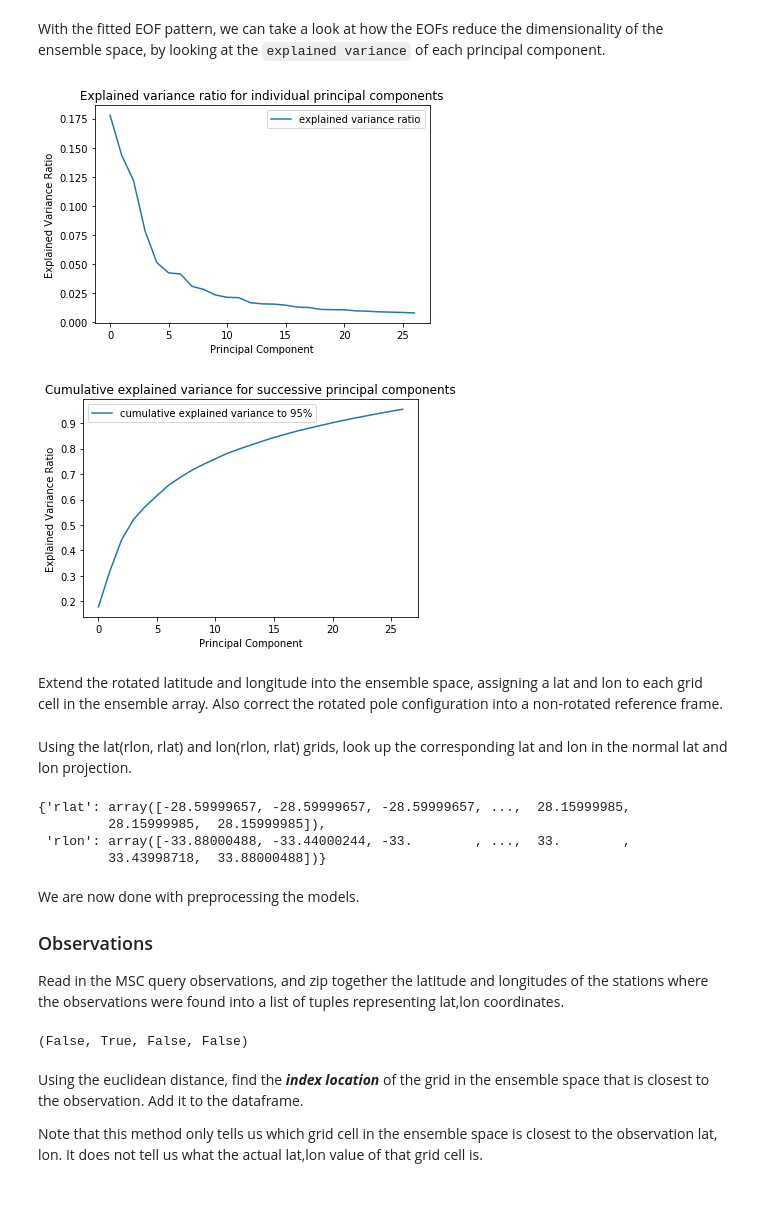
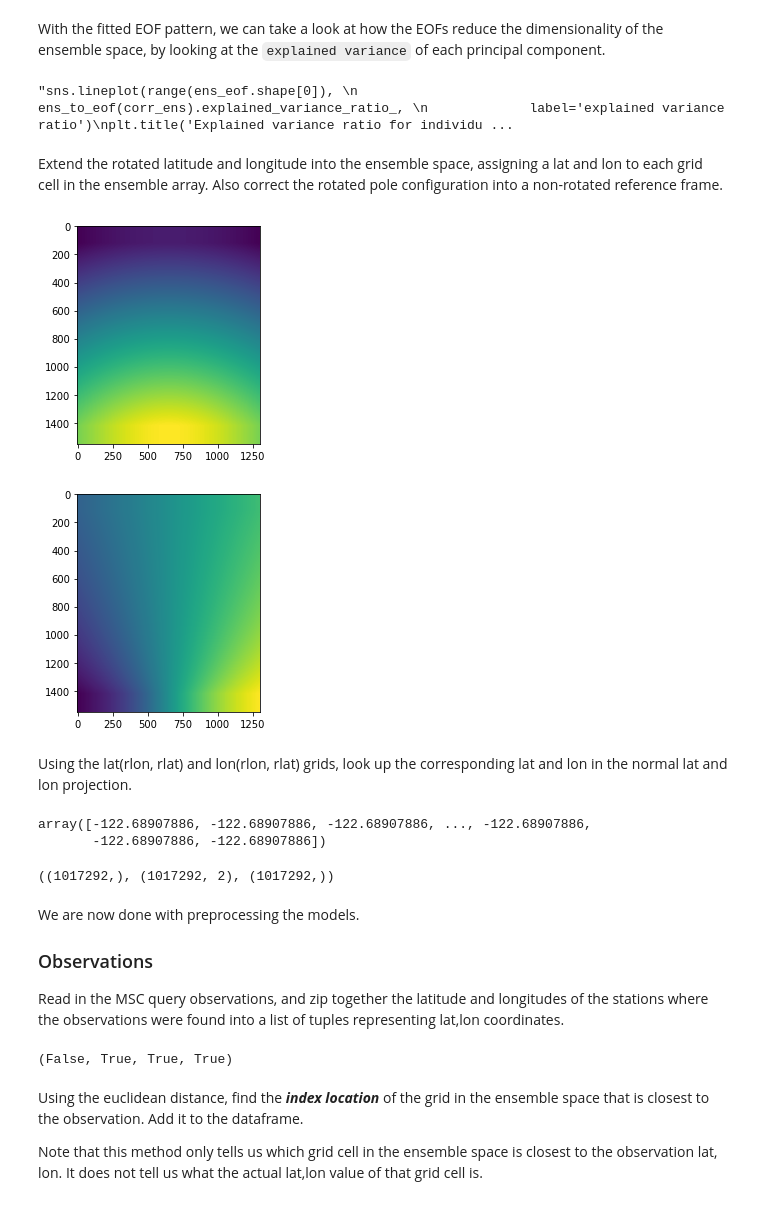
Before and after one commit to pacificclimate/climpyrical, a Jupyter notebook: Python/testing.ipynb, the cells around one changed output. Cells and saved outputs as stored; diff of their text form; code cells hidden in the pictures.

```diff
--- a/Python/testing.ipynb
+++ b/Python/testing.ipynb
@@ -31,6 +33,7 @@ PATH = '/storage/data/projects/nrc/CanRCM4_large_ensemble/design_values/tas/jan1
 Read in ensembles and put in a xarray dataset
 # %%
 ds = read_data(PATH)
-dv_field = ds['dv'].values.copy()
+ds_interp = interp_can(ds)
+dv_field = ds_interp['dv'].values.copy()
 # %% [output]
 tas
@@ -85,7 +113,7 @@ sklearn.decomposition.pca.PCA
 # %% [markdown]
 With the fitted EOF pattern, we can take a look at how the EOFs reduce the dimensionality of the ensemble space, by looking at the `explained variance` of each principal component.
 # %%
-sns.lineplot(range(ens_eof.shape[0]),
+"""sns.lineplot(range(ens_eof.shape[0]),
              ens_to_eof(corr_ens).explained_variance_ratio_,
              label='explained variance ratio')
 plt.title('Explained variance ratio for individual principal components')
@@ -100,9 +128,8 @@ sns.lineplot(range(ens_eof.shape[0]),
              label='cumulative explained variance to 95%')
 plt.xlabel('Principal Component')
 plt.ylabel('Explained Variance Ratio')
-plt.savefig('plots/cumulative_explained_variance.png')
+plt.savefig('plots/cumulative_explained_variance.png')"""
 # %% [output]
-[figure, removed]
-[figure, removed]
+"sns.lineplot(range(ens_eof.shape[0]), \n             ens_to_eof(corr_ens).explained_variance_ratio_, \n             label='explained variance ratio')\nplt.title('Explained variance ratio for individu ...
 # %% [markdown]
 Extend the rotated latitude and longitude into the ensemble space, assigning a lat and lon to each grid cell in the ensemble array. Also correct the rotated pole configuration into a non-rotated reference frame.
@@ -113,3 +136,14 @@ lat, lon = ds['lat'], ds['rlat']
+# %%
+lat, lon = ds_interp['lat'].values, ds_interp['lon'].values
+# %%
+ds_interp['rlat'], ds_interp['rlon'], lat, lon
+plt.imshow(ds_interp['lat'].values)
+plt.show()
+plt.imshow(ds_interp['lon'].values)
+plt.show()
+# %% [output]
+[figure, added]
+[figure, added]
 # %% [markdown]
 Using the lat(rlon, rlat) and lon(rlon, rlat) grids, look up the corresponding lat and lon in the normal lat and lon projection.
 # %%
@@ -117,18 +151,25 @@ rcoord_ens_dict = rlat_rlon_to_ens(rlat, rlon)
 rlat_ens = rcoord_ens_dict['rlat']
 rlon_ens = rcoord_ens_dict['rlon']
 # %%
-coord_ens_dict = lat_lon_lookup(rlat, rlon, ds, idx)
+coord_ens_dict = lat_lon_lookup(rlat_ens,
+                                rlon_ens,
+                                ds_interp['rlat'].values,
+                                ds_interp['rlon'].values,
+                                ds_interp['lat'].values,
+                                ds_interp['lon'].values,
+                                idx)
 lat_ens = coord_ens_dict['lat_ens']
 lon_ens = coord_ens_dict['lon_ens']
 
-rcoord_ens_dict
+lon_ens
 # %% [output]
-{'rlat': array([-28.59999657, -28.59999657, -28.59999657, ...,  28.15999985,
-         28.15999985,  28.15999985]),
- 'rlon': array([-33.88000488, -33.44000244, -33.        , ...,  33.        ,
-         33.43998718,  33.88000488])}
+array([-122.68907886, -122.68907886, -122.68907886, ..., -122.68907886,
+       -122.68907886, -122.68907886])
 # %%
 lat_lon_ens = list(zip(lat_ens, lon_ens))
+lat_ens.shape, np.array(lat_lon_ens).shape, lon_ens.shape
+# %% [output]
+((1017292,), (1017292, 2), (1017292,))
 # %% [markdown]
 We are now done with preprocessing the models.
 
@@ -138,7 +179,7 @@ Read in the MSC query observations, and zip together the latitude and longitudes
 # %%
 df = pd.read_csv('jan_1st_percentile_1991_2016', index_col=None)
 # %%
-lat_lon_obs = list(zip(df['lat'], df['lon']))
+lat_lon_obs = np.array(list(zip(df['lat'], df['lon'])))
 lat_obs, lon_obs = zip(*lat_lon_obs)
 
 def monotonic(x):
@@ -147,7 +188,7 @@ def monotonic(x):
 
 monotonic(rlon_ens), monotonic(rlat_ens), monotonic(lat_ens), monotonic(lon_ens)
 # %% [output]
-(False, True, False, False)
+(False, True, True, True)
 # %% [markdown]
 Using the euclidean distance, find the _**index location**_ of the grid in the ensemble space that is closest to the observation. Add it to the dataframe.
 
```
Also changed, not shown: parts of 18 cells of this notebook.
